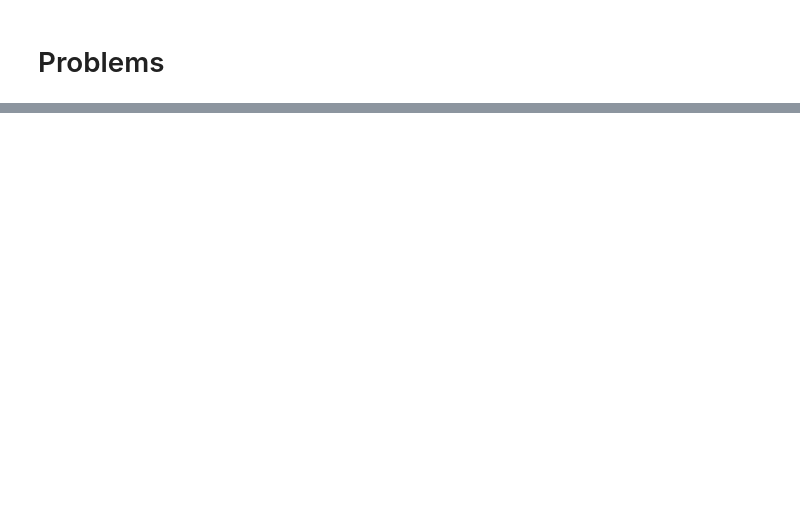
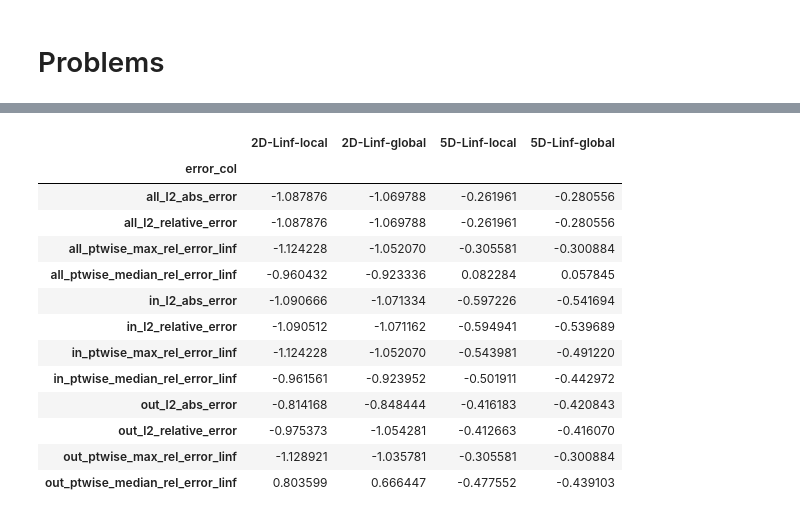
Before and after one commit to ut-padas/affini, a Jupyter notebook: ics26_eda.ipynb, the cells around one changed output, grey strips where cells are left out. Cells and saved outputs as stored; diff of their text form; code cells hidden in the pictures; blank space fills up the shorter version.

```diff
--- a/ics26_eda.ipynb
+++ b/ics26_eda.ipynb
@@ -278,0 +279,78 @@ display(get_renamed_df(df_problem))
+# %%
+# Fit a line for log-log data of n_clusters vs in_l2_relative_error for each dim and error metric, store the results in a dict
+error_cols = [
+    "in_l2_relative_error",
+    "in_l2_abs_error",
+    "in_ptwise_max_rel_error_linf",
+    "in_ptwise_median_rel_error_linf",
+    "out_l2_relative_error",
+    "out_l2_abs_error",
+    "out_ptwise_max_rel_error_linf",
+    "out_ptwise_median_rel_error_linf",
+    "all_l2_relative_error",
+    "all_l2_abs_error",
+    "all_ptwise_max_rel_error_linf",
+    "all_ptwise_median_rel_error_linf",
+]
+results_list = []
+
+for dim in df_problem["dim"].unique():
+    for error_metric in df_problem["ERROR_METRIC"].unique():
+        subset = df_problem[
+            (df_problem["dim"] == dim) & (df_problem["ERROR_METRIC"] == error_metric)
+        ]
+
+        # Skip if not enough points to fit a line
+        if len(subset) <= 1:
+            continue
+
+        # Initialize the row with metadata
+        row = {"dim": dim, "ERROR_METRIC": error_metric}
+
+        X = np.log(subset["n_clusters"].values).reshape(-1, 1)
+
+        for error_col in error_cols:
+            # Handle potential zeros/nans in log if necessary,
+            # assuming data is clean here as per your snippet
+            y = np.log(subset[error_col].values)
+
+            model = LinearRegression()
+            model.fit(X, y)
+
+            # Store the slope with the column name as the key
+            row[error_col] = model.coef_[0]
+
+        results_list.append(row)
+
+# Create the pivoted DataFrame directly
+fit_results_df = pd.DataFrame.from_dict(fit_results, orient="index", columns=["slope"]) # type: ignore
+fit_results_df.index = pd.MultiIndex.from_tuples(
+    fit_results_df.index, names=["dim", "ERROR_METRIC", "error_col"]
+)
+
+# 2. Pivot: Move 'dim' and 'ERROR_METRIC' to columns
+final_df = fit_results_df.unstack(level=["dim", "ERROR_METRIC"])
+
+# 3. Cleanup: Remove 'slope' level
+final_df.columns = final_df.columns.droplevel(0)
+
+# 4. Rename columns to "2D-metric" format
+final_df.columns = [f"{dim}D-{metric}" for dim, metric in final_df.columns]
+
+display(final_df)
+final_df.to_clipboard()
+# %% [output]
+|  | 2D-Linf-local | 2D-Linf-global | 5D-Linf-local | 5D-Linf-global |
+| error_col |  |  |  |  |
+| all_l2_abs_error | -1.087876 | -1.069788 | -0.261961 | -0.280556 |
+| all_l2_relative_error | -1.087876 | -1.069788 | -0.261961 | -0.280556 |
+| all_ptwise_max_rel_error_linf | -1.124228 | -1.052070 | -0.305581 | -0.300884 |
+| all_ptwise_median_rel_error_linf | -0.960432 | -0.923336 | 0.082284 | 0.057845 |
+| in_l2_abs_error | -1.090666 | -1.071334 | -0.597226 | -0.541694 |
+| in_l2_relative_error | -1.090512 | -1.071162 | -0.594941 | -0.539689 |
+| in_ptwise_max_rel_error_linf | -1.124228 | -1.052070 | -0.543981 | -0.491220 |
+| in_ptwise_median_rel_error_linf | -0.961561 | -0.923952 | -0.501911 | -0.442972 |
+| out_l2_abs_error | -0.814168 | -0.848444 | -0.416183 | -0.420843 |
+| out_l2_relative_error | -0.975373 | -1.054281 | -0.412663 | -0.416070 |
+| out_ptwise_max_rel_error_linf | -1.128921 | -1.035781 | -0.305581 | -0.300884 |
+| out_ptwise_median_rel_error_linf | 0.803599 | 0.666447 | -0.477552 | -0.439103 |
```
Also changed, not shown: parts of 5 cells of this notebook.
